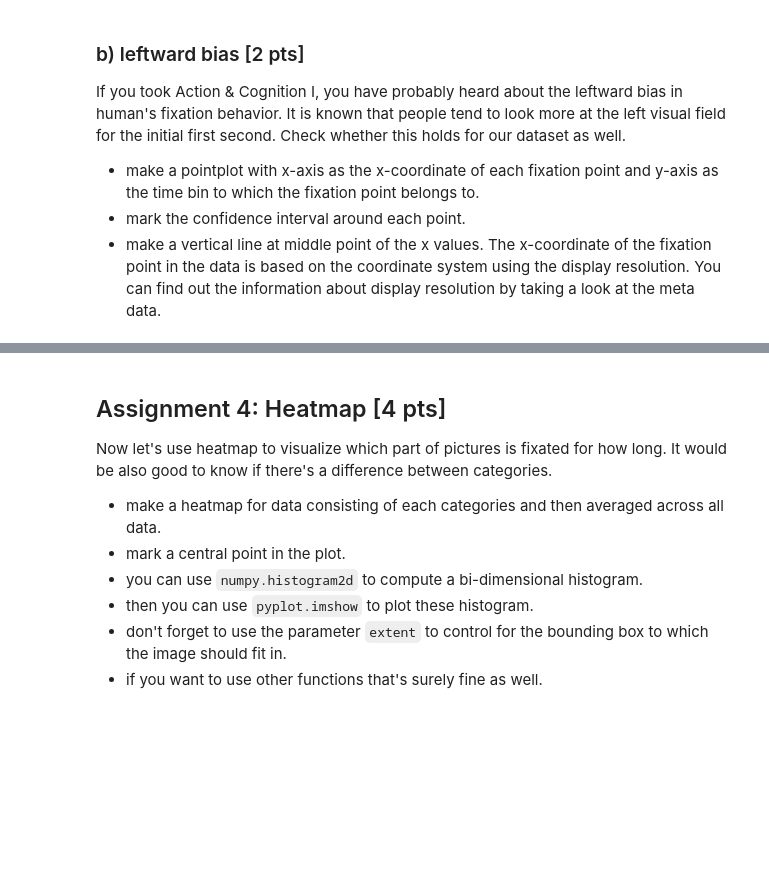
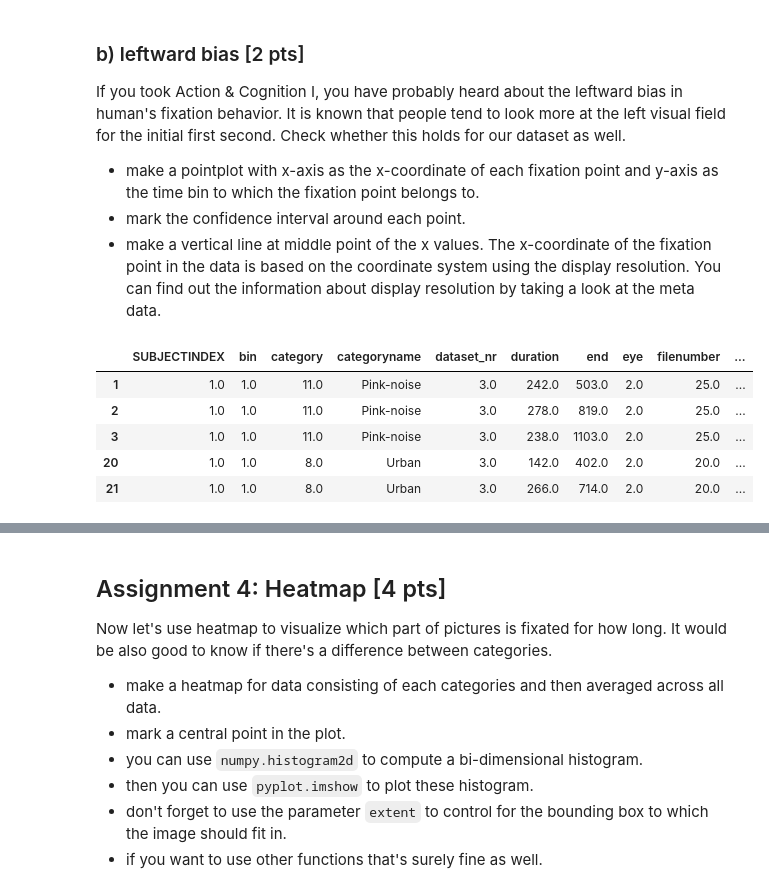
Before and after one commit to NBP-ACC/week-7-acc_5, a Jupyter notebook: Sheet05.ipynb, the cells around one changed output, grey strips where cells are left out. Saved outputs shown, nothing was run; the diff lists cells and outputs as text; code cells hidden in the pictures; blank space fills up the shorter version.

```diff
--- a/Sheet05.ipynb
+++ b/Sheet05.ipynb
@@ -273,0 +335,9 @@ If you took Action & Cognition I, you have probably heard about the leftward bia
+# %%
+df_bins.head()
+# %% [output]
+|  | SUBJECTINDEX | bin | category | categoryname | dataset_nr | duration | end | eye | filenumber | ... |
+| 1 | 1.0 | 1.0 | 11.0 | Pink-noise | 3.0 | 242.0 | 503.0 | 2.0 | 25.0 | ... |
+| 2 | 1.0 | 1.0 | 11.0 | Pink-noise | 3.0 | 278.0 | 819.0 | 2.0 | 25.0 | ... |
+| 3 | 1.0 | 1.0 | 11.0 | Pink-noise | 3.0 | 238.0 | 1103.0 | 2.0 | 25.0 | ... |
+| 20 | 1.0 | 1.0 | 8.0 | Urban | 3.0 | 142.0 | 402.0 | 2.0 | 20.0 | ... |
+| 21 | 1.0 | 1.0 | 8.0 | Urban | 3.0 | 266.0 | 714.0 | 2.0 | 20.0 | ... |
```
Also changed, not shown: parts of 10 cells of this notebook.
